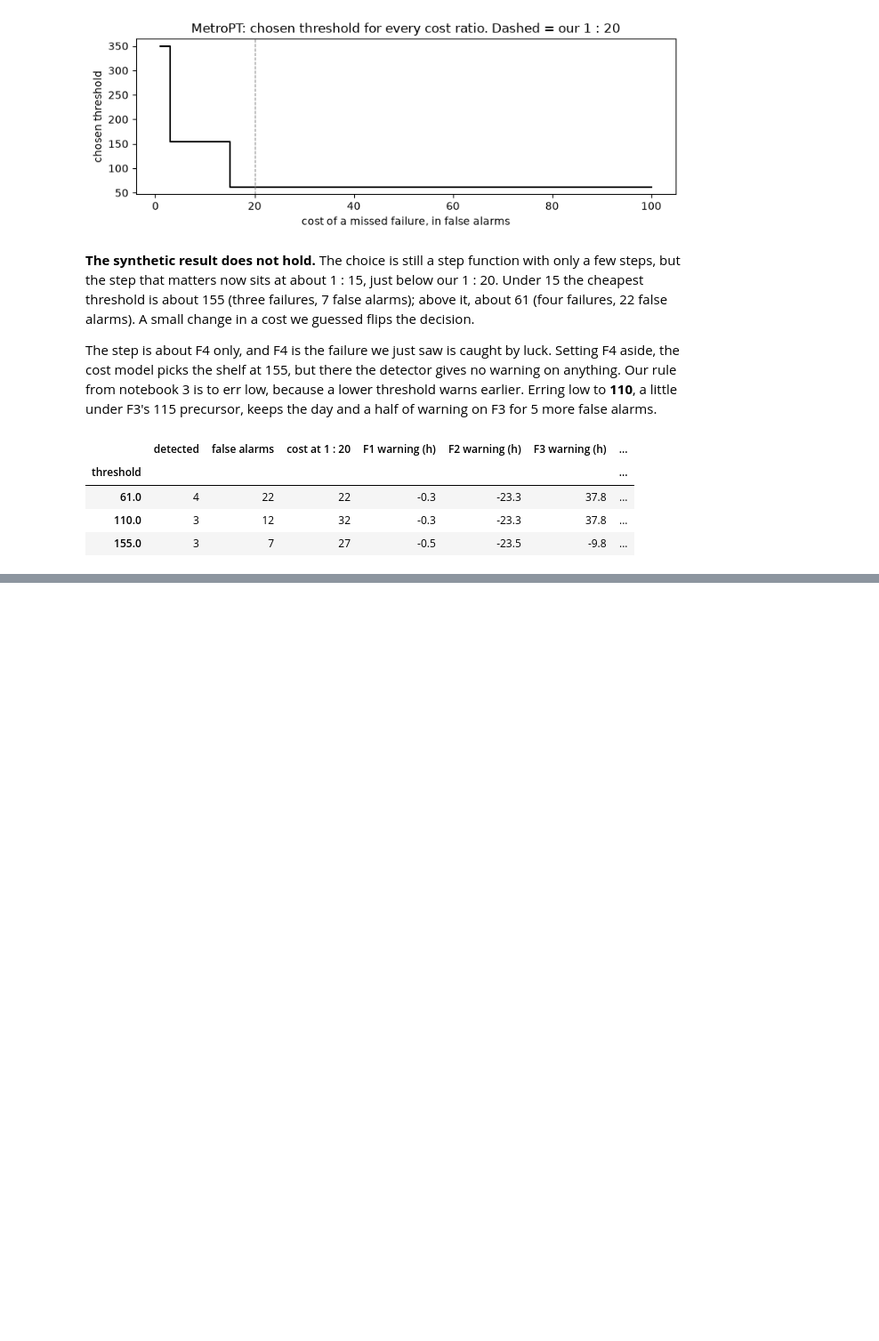
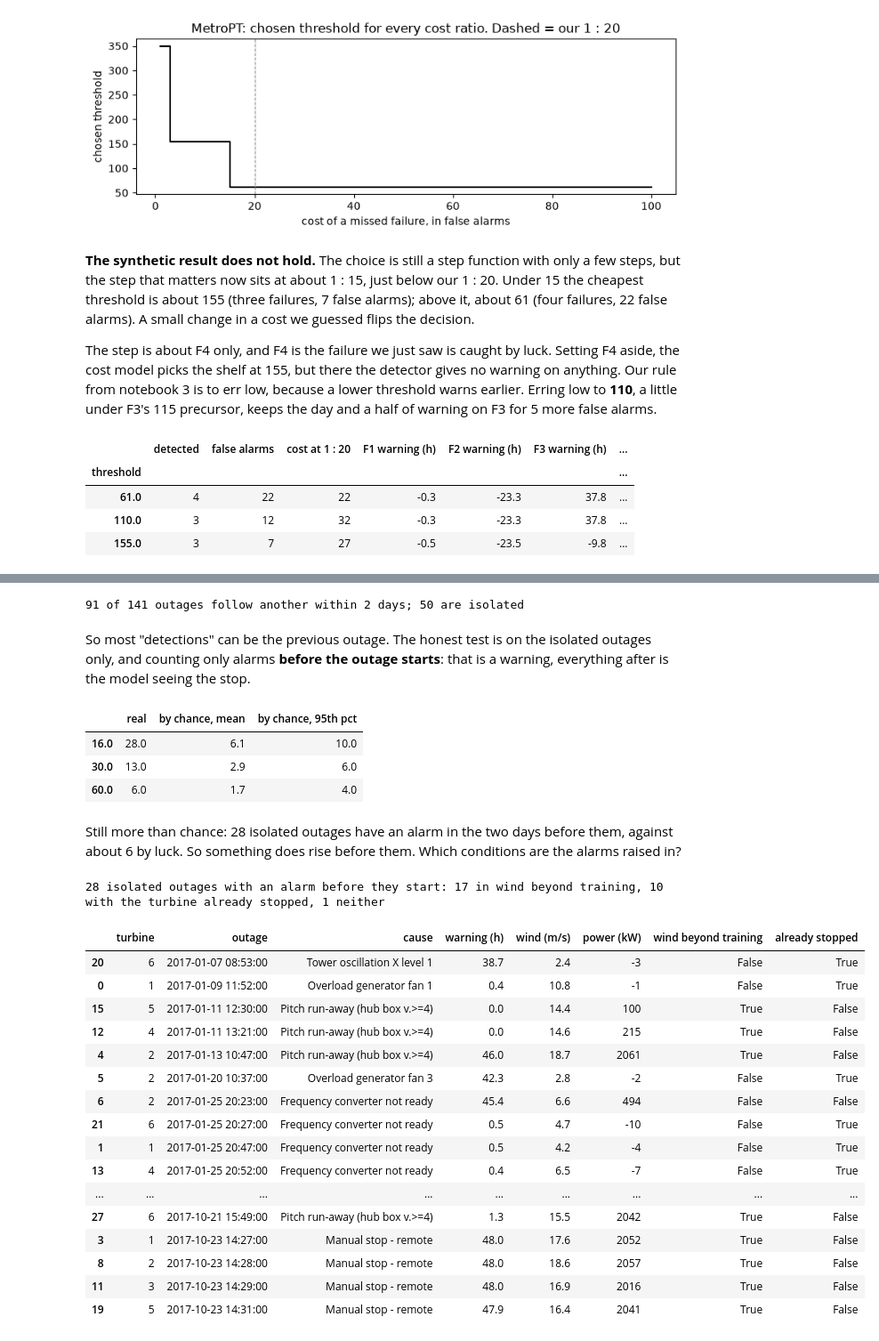
Before and after one commit to vetle0202/a3i-anomaly-detection, a Jupyter notebook: notebooks/6. Results and comparison.ipynb, the cells around one changed output, grey strips where cells are left out. Shown at 89% size. Cells and saved outputs as stored; diff of their text form; code cells hidden in the pictures; blank space fills up the shorter version.

```diff
--- a/notebooks/6. Results and comparison.ipynb
+++ b/notebooks/6. Results and comparison.ipynb
@@ -451,0 +610,70 @@ shows, the choice of threshold depends on it.
+# %%
+isolated = {}
+for t in TURBINES:
+    o = k_outages[t].sort_values('start').reset_index(drop=True)
+    keep = [i for i in range(len(o))
+            if not (o['end'].iloc[:i] >= o['start'][i] - pd.Timedelta('2D')).any()]
+    isolated[t] = o.iloc[keep]
+
+n_isolated = sum(len(v) for v in isolated.values())
+print(f'{len(all_k) - n_isolated} of {len(all_k)} outages follow another within 2 days; '
+      f'{n_isolated} are isolated')
+# %% [output]
+91 of 141 outages follow another within 2 days; 50 are isolated
+# %% [markdown]
+So most "detections" can be the previous outage. The honest test is on the isolated
+outages only, and counting only alarms **before the outage starts**: that is a
+warning, everything after is the model seeing the stop.
+# %%
+pd.DataFrame({t: chance_check(t, isolated, upto='start') for t in [k_best, 30, 60]}).T.round(1)
+# %% [output]
+|  | real | by chance, mean | by chance, 95th pct |
+| 16.0 | 28.0 | 6.1 | 10.0 |
+| 30.0 | 13.0 | 2.9 | 6.0 |
+| 60.0 | 6.0 | 1.7 | 4.0 |
+# %% [markdown]
+Still more than chance: 28 isolated outages have an alarm in the two days before them, against about 6 by luck. So something does rise before them. Which conditions are the alarms raised in?
+# %%
+cols = ['# Date and time', 'Power (kW)', 'Wind speed (m/s)']
+rows = []
+for t in TURBINES:
+    d = read_kelmarsh('Turbine_Data', t, usecols=cols)
+    d.index = pd.to_datetime(d.pop('# Date and time'))
+    max_train_wind = d.loc[K_TRAIN[0]:K_TRAIN[1], 'Wind speed (m/s)'].max()
+    fired = alarms(k_test[t], k_best)
+    for row in isolated[t].itertuples():
+        before = fired[(fired >= row.start - pd.Timedelta('2D')) & (fired < row.start)]
+        if len(before):
+            first = before[0]
+            rows.append({'turbine': t, 'outage': row.start.floor('min'), 'cause': row.message,
+                         'warning (h)': round((row.start - first).total_seconds() / 3600, 1),
+                         'wind (m/s)': round(d.at[first, 'Wind speed (m/s)'], 1),
+                         'power (kW)': round(d.at[first, 'Power (kW)']),
+                         'wind beyond training': d.at[first, 'Wind speed (m/s)'] > max_train_wind,
+                         'already stopped': d.at[first, 'Power (kW)'] < STOPPED_KW})
+
+warned = pd.DataFrame(rows)
+print(f'{len(warned)} isolated outages with an alarm before they start: '
+      f'{warned["wind beyond training"].sum()} in wind beyond training, '
+      f'{warned["already stopped"].sum()} with the turbine already stopped, '
+      f'{(~warned["wind beyond training"] & ~warned["already stopped"]).sum()} neither')
+warned.sort_values('outage')
+# %% [output]
+28 isolated outages with an alarm before they start: 17 in wind beyond training, 10 with the turbine already stopped, 1 neither
+|  | turbine | outage | cause | warning (h) | wind (m/s) | power (kW) | wind beyond training | already stopped |
+| 20 | 6 | 2017-01-07 08:53:00 | Tower oscillation X level 1 | 38.7 | 2.4 | -3 | False | True |
+| 0 | 1 | 2017-01-09 11:52:00 | Overload generator fan 1 | 0.4 | 10.8 | -1 | False | True |
+| 15 | 5 | 2017-01-11 12:30:00 | Pitch run-away (hub box v.>=4) | 0.0 | 14.4 | 100 | True | False |
+| 12 | 4 | 2017-01-11 13:21:00 | Pitch run-away (hub box v.>=4) | 0.0 | 14.6 | 215 | True | False |
+| 4 | 2 | 2017-01-13 10:47:00 | Pitch run-away (hub box v.>=4) | 46.0 | 18.7 | 2061 | True | False |
+| 5 | 2 | 2017-01-20 10:37:00 | Overload generator fan 3 | 42.3 | 2.8 | -2 | False | True |
+| 6 | 2 | 2017-01-25 20:23:00 | Frequency converter not ready | 45.4 | 6.6 | 494 | False | False |
+| 21 | 6 | 2017-01-25 20:27:00 | Frequency converter not ready | 0.5 | 4.7 | -10 | False | True |
+| 1 | 1 | 2017-01-25 20:47:00 | Frequency converter not ready | 0.5 | 4.2 | -4 | False | True |
+| 13 | 4 | 2017-01-25 20:52:00 | Frequency converter not ready | 0.4 | 6.5 | -7 | False | True |
+| ... | ... | ... | ... | ... | ... | ... | ... | ... |
+| 27 | 6 | 2017-10-21 15:49:00 | Pitch run-away (hub box v.>=4) | 1.3 | 15.5 | 2042 | True | False |
+| 3 | 1 | 2017-10-23 14:27:00 | Manual stop - remote | 48.0 | 17.6 | 2052 | True | False |
+| 8 | 2 | 2017-10-23 14:28:00 | Manual stop - remote | 48.0 | 18.6 | 2057 | True | False |
+| 11 | 3 | 2017-10-23 14:29:00 | Manual stop - remote | 48.0 | 16.9 | 2016 | True | False |
+| 19 | 5 | 2017-10-23 14:31:00 | Manual stop - remote | 47.9 | 16.4 | 2041 | True | False |
```
Also changed, not shown: parts of 20 cells of this notebook, 1 other file.
